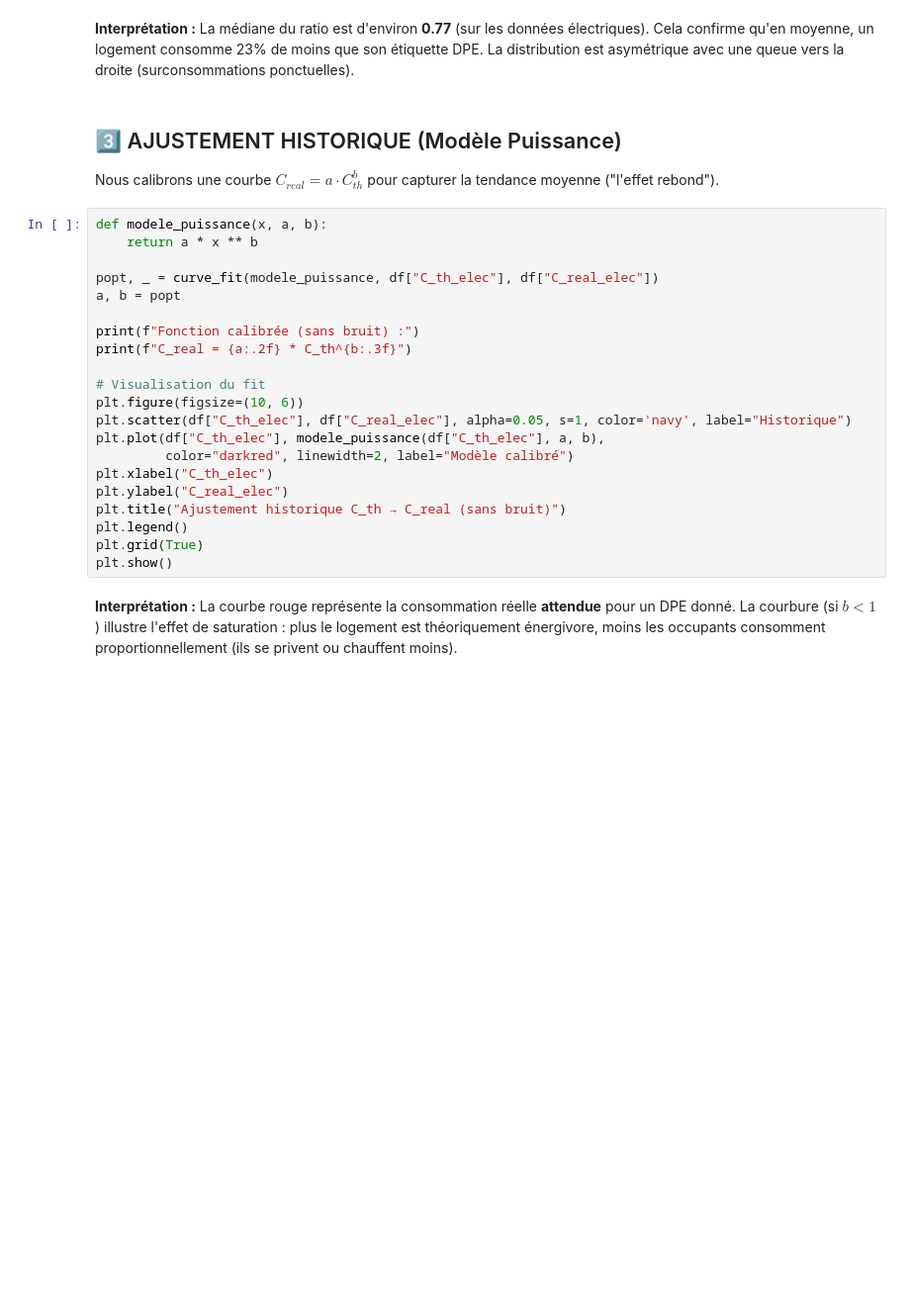
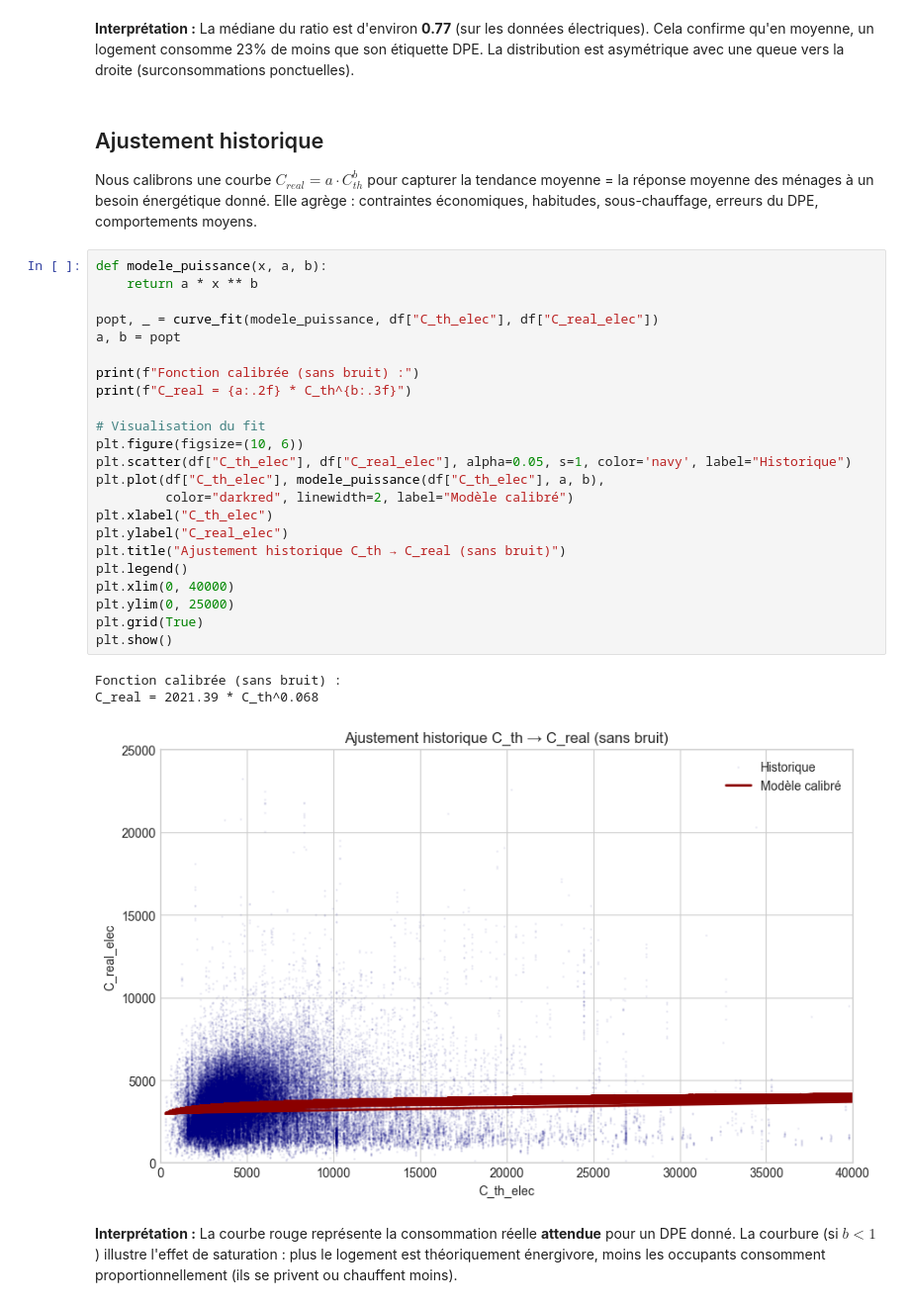
Before and after one commit to ProjetCapstoneDPE/Projet-DPE, a Jupyter notebook: Factures/Conso_réelle.ipynb, the cells around one changed output. Shown at 99% size. Drawn from its saved outputs; the diff is of its cells as text; blank space fills up the shorter version.

```diff
--- a/Factures/Conso_réelle.ipynb
+++ b/Factures/Conso_réelle.ipynb
@@ -105,29 +162,35 @@ print(f"Écart-type : {df['Ratio'].std():.2f}")
 **Interprétation :**
 La médiane du ratio est d'environ **0.77** (sur les données électriques). Cela confirme qu'en moyenne, un logement consomme 23% de moins que son étiquette DPE. La distribution est asymétrique avec une queue vers la droite (surconsommations ponctuelles).
 # %% [markdown]
-## 3️⃣ AJUSTEMENT HISTORIQUE (Modèle Puissance)
-Nous calibrons une courbe $C_{real} = a \cdot C_{th}^b$ pour capturer la tendance moyenne ("l'effet rebond").
+## Ajustement historique
+Nous calibrons une courbe $C_{real} = a \cdot C_{th}^b$ pour capturer la tendance moyenne = la réponse moyenne des ménages à un besoin énergétique donné. Elle agrège : contraintes économiques, habitudes, sous-chauffage, erreurs du DPE, comportements moyens.
 # %%
 def modele_puissance(x, a, b):
     return a * x ** b
 
 popt, _ = curve_fit(modele_puissance, df["C_th_elec"], df["C_real_elec"])
 a, b = popt
 
 print(f"Fonction calibrée (sans bruit) :")
 print(f"C_real = {a:.2f} * C_th^{b:.3f}")
 
 # Visualisation du fit
 plt.figure(figsize=(10, 6))
 plt.scatter(df["C_th_elec"], df["C_real_elec"], alpha=0.05, s=1, color='navy', label="Historique")
 plt.plot(df["C_th_elec"], modele_puissance(df["C_th_elec"], a, b),
          color="darkred", linewidth=2, label="Modèle calibré")
 plt.xlabel("C_th_elec")
 plt.ylabel("C_real_elec")
 plt.title("Ajustement historique C_th → C_real (sans bruit)")
 plt.legend()
+plt.xlim(0, 40000)
+plt.ylim(0, 25000)
 plt.grid(True)
 plt.show()
+# %% [output]
+Fonction calibrée (sans bruit) :
+C_real = 2021.39 * C_th^0.068
+[figure, added]
 # %% [markdown]
 **Interprétation :**
 La courbe rouge représente la consommation réelle **attendue** pour un DPE donné. La courbure (si $b < 1$) illustre l'effet de saturation : plus le logement est théoriquement énergivore, moins les occupants consomment proportionnellement (ils se privent ou chauffent moins).
```
Also changed, not shown: parts of 22 cells of this notebook.
